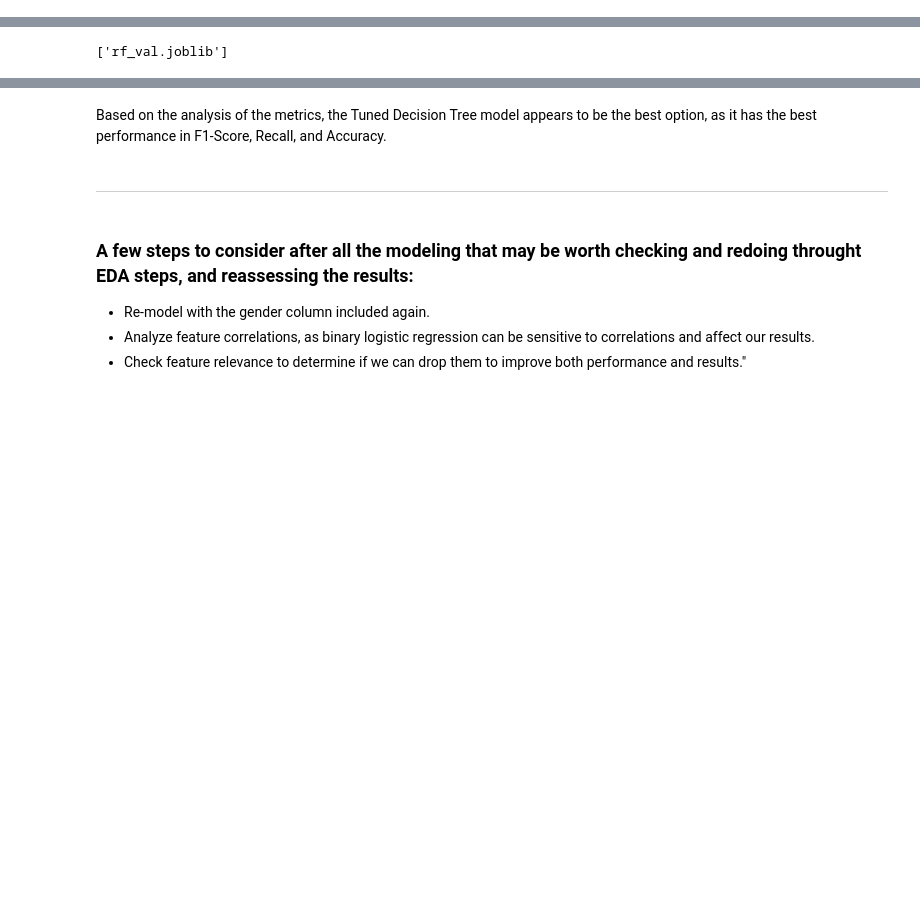
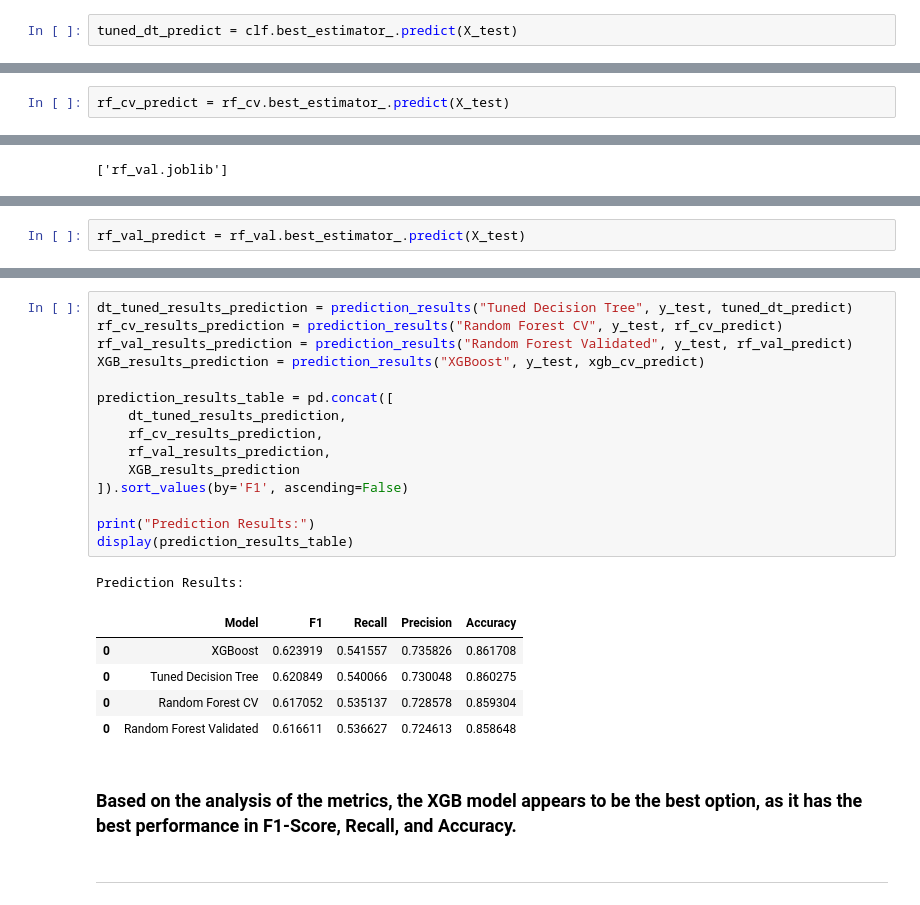
Before and after one commit to goncalvesmarcio/projeto-bank-churn, a Jupyter notebook: Bank Churn Project.ipynb, the cells around one changed output, grey strips where cells are left out. Drawn from its saved outputs; the diff is of its cells as text; blank space fills up the shorter version.

```diff
--- a/Bank Churn Project.ipynb
+++ b/Bank Churn Project.ipynb
@@ -252,0 +362,2 @@ Best Avg. Validation Score:  0.6278
+# %%
+tuned_dt_predict = clf.best_estimator_.predict(X_test)
@@ -333,3 +407,5 @@ Wall time: 56min 47s
 joblib.dump(rf_cv, 'rf_cv.joblib')
 # %% [output]
 ['rf_cv.joblib']
+# %%
+rf_cv_predict = rf_cv.best_estimator_.predict(X_test)
@@ -444 +474,3 @@ GridSearchCV(cv=5,
+# %%
+rf_val_predict = rf_val.best_estimator_.predict(X_test)
 # %%
@@ -464,10 +570,26 @@ results
+# %%
+dt_tuned_results_prediction = prediction_results("Tuned Decision Tree", y_test, tuned_dt_predict)
+rf_cv_results_prediction = prediction_results("Random Forest CV", y_test, rf_cv_predict)
+rf_val_results_prediction = prediction_results("Random Forest Validated", y_test, rf_val_predict)
+XGB_results_prediction = prediction_results("XGBoost", y_test, xgb_cv_predict)
+
+prediction_results_table = pd.concat([
+    dt_tuned_results_prediction,
+    rf_cv_results_prediction,
+    rf_val_results_prediction,
+    XGB_results_prediction
+]).sort_values(by='F1', ascending=False)
+
+print("Prediction Results:")
+display(prediction_results_table)
+# %% [output]
+Prediction Results:
+|  | Model | F1 | Recall | Precision | Accuracy |
+| 0 | XGBoost | 0.623919 | 0.541557 | 0.735826 | 0.861708 |
+| 0 | Tuned Decision Tree | 0.620849 | 0.540066 | 0.730048 | 0.860275 |
+| 0 | Random Forest CV | 0.617052 | 0.535137 | 0.728578 | 0.859304 |
+| 0 | Random Forest Validated | 0.616611 | 0.536627 | 0.724613 | 0.858648 |
 # %% [markdown]
-Based on the analysis of the metrics, the Tuned Decision Tree model appears to be the best option, as it has the best performance in F1-Score, Recall, and Accuracy.
+### Based on the analysis of the metrics, the XGB model appears to be the best option, as it has the best performance in F1-Score, Recall, and Accuracy.
 # %% [markdown]
 ---------------------------------------
-# %% [markdown]
-### A few steps to consider after all the modeling that may be worth checking and redoing throught EDA steps, and reassessing the results:
-
-* Re-model with the gender column included again.
-* Analyze feature correlations, as binary logistic regression can be sensitive to correlations and affect our results.
-* Check feature relevance to determine if we can drop them to improve both performance and results."
```
Also changed, not shown: parts of 55 cells of this notebook, 1 other file.
